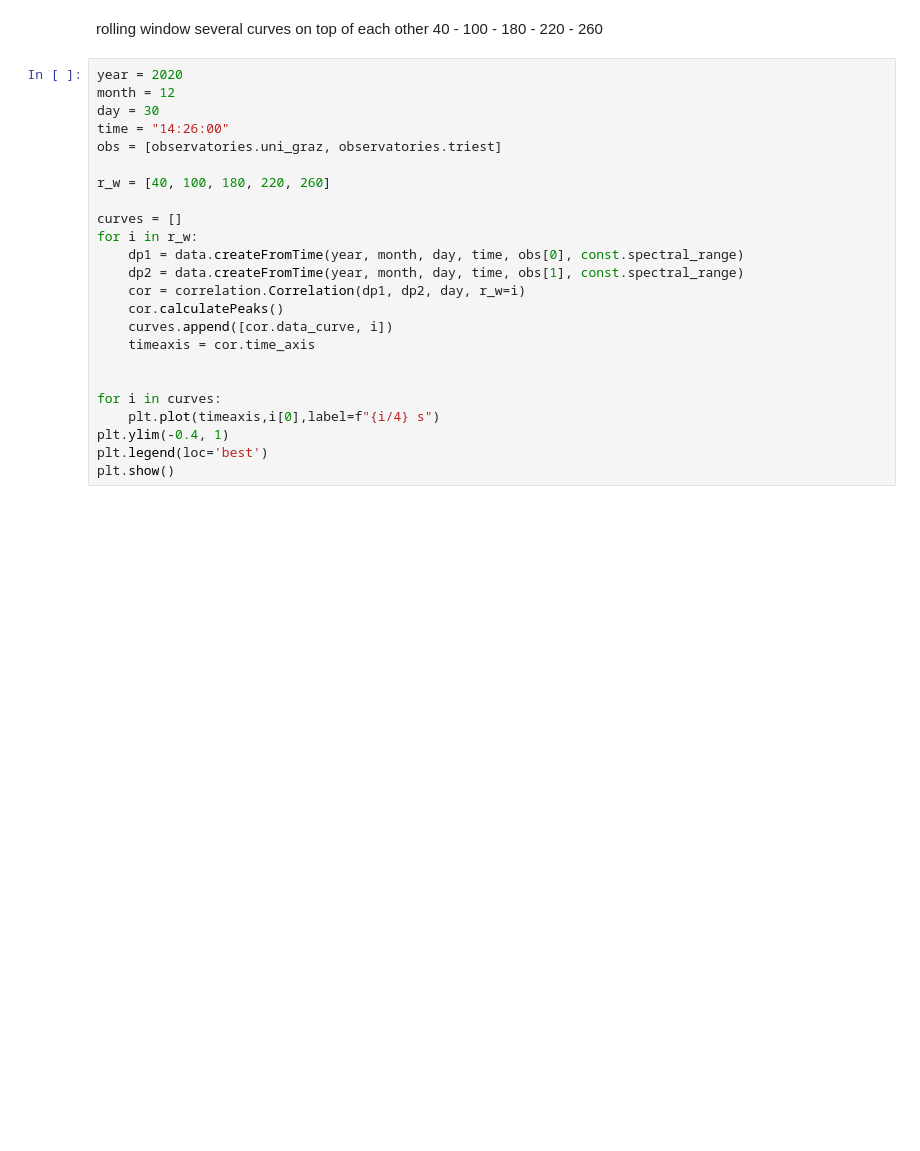
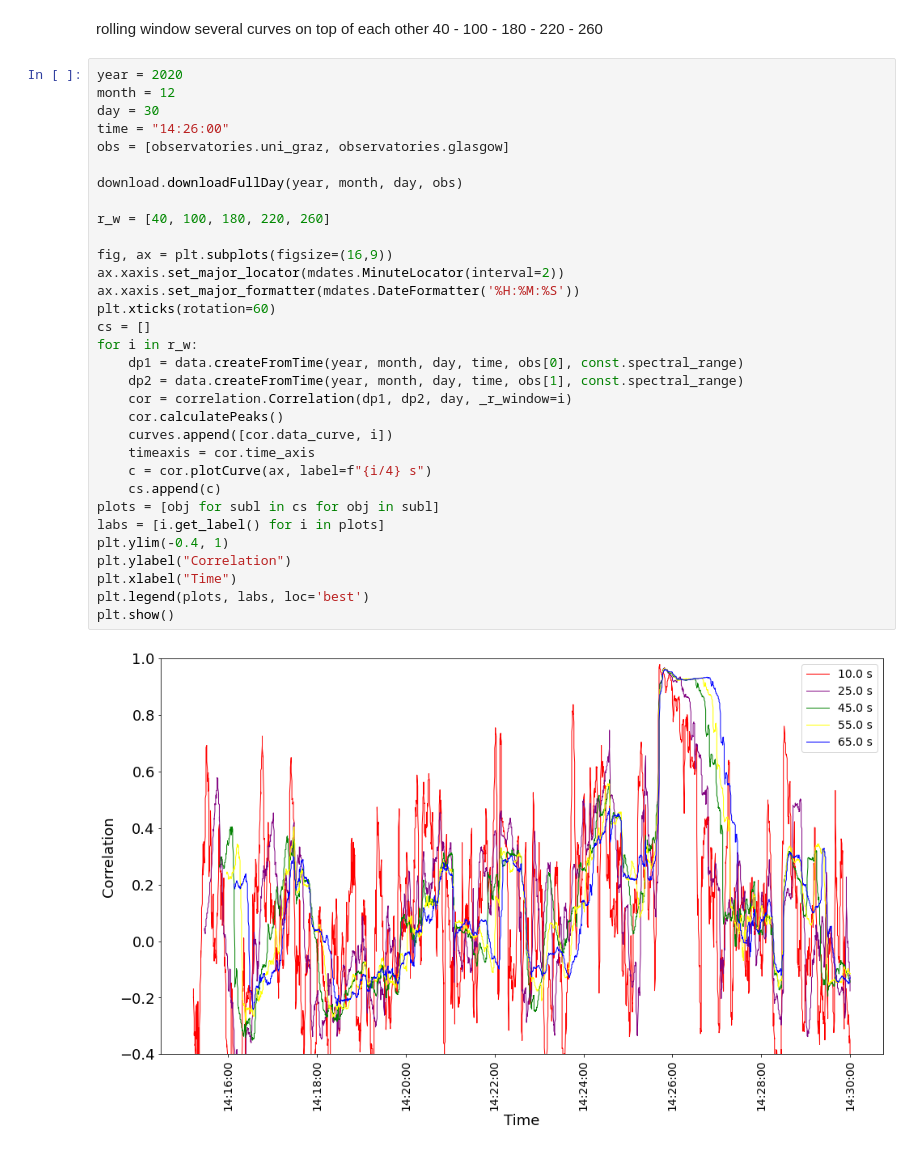
Before and after one commit to lukas-hoefig/eCallistoRadioBursts, a Jupyter notebook: plots_paper.ipynb, the cells around one changed output. Drawn from its saved outputs; the diff is of its cells as text; blank space fills up the shorter version.

```diff
--- a/plots_paper.ipynb
+++ b/plots_paper.ipynb
@@ -147,24 +97,34 @@ rolling window several curves on top of each other 40 - 100 - 180 - 220 - 260
 # %%
 year = 2020
 month = 12
 day = 30
 time = "14:26:00"
-obs = [observatories.uni_graz, observatories.triest]
+obs = [observatories.uni_graz, observatories.glasgow]
+
+download.downloadFullDay(year, month, day, obs)
 
 r_w = [40, 100, 180, 220, 260]
 
-curves = []
+fig, ax = plt.subplots(figsize=(16,9))
+ax.xaxis.set_major_locator(mdates.MinuteLocator(interval=2))
+ax.xaxis.set_major_formatter(mdates.DateFormatter('%H:%M:%S'))
+plt.xticks(rotation=60)
+cs = []
 for i in r_w:
     dp1 = data.createFromTime(year, month, day, time, obs[0], const.spectral_range)
     dp2 = data.createFromTime(year, month, day, time, obs[1], const.spectral_range)
-    cor = correlation.Correlation(dp1, dp2, day, r_w=i)
+    cor = correlation.Correlation(dp1, dp2, day, _r_window=i)
     cor.calculatePeaks()
     curves.append([cor.data_curve, i])
     timeaxis = cor.time_axis
-
-
-for i in curves:
-    plt.plot(timeaxis,i[0],label=f"{i/4} s")
+    c = cor.plotCurve(ax, label=f"{i/4} s")
+    cs.append(c)
+plots = [obj for subl in cs for obj in subl]
+labs = [i.get_label() for i in plots]
 plt.ylim(-0.4, 1)
-plt.legend(loc='best')
+plt.ylabel("Correlation")
+plt.xlabel("Time")
+plt.legend(plots, labs, loc='best')
 plt.show()
+# %% [output]
+[figure, added]
```
Also changed, not shown: parts of 6 cells of this notebook.
